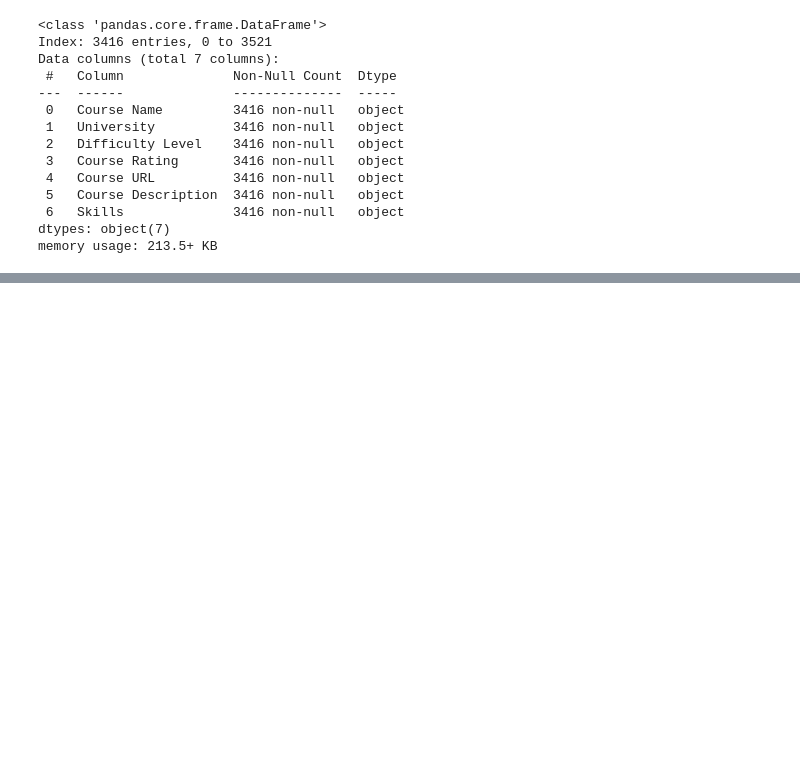
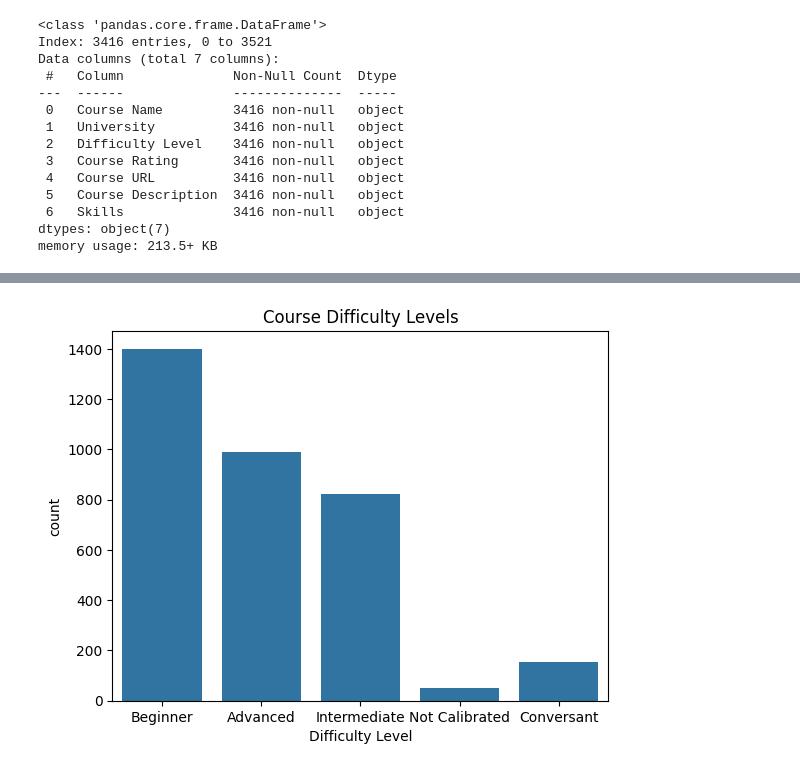
Before and after one commit to anesmeftah/course-recommendation-system, a Jupyter notebook: src/Data_cleaning.ipynb, the cells around one changed output, grey strips where cells are left out. Cells and saved outputs as stored; diff of their text form; code cells hidden in the pictures; blank space fills up the shorter version.

```diff
--- a/src/Data_cleaning.ipynb
+++ b/src/Data_cleaning.ipynb
@@ -149,0 +162,6 @@ courses.to_csv("../Data/cleaned_courses.csv")
+# %%
+sns.countplot(x='Difficulty Level', data=courses)
+plt.title('Course Difficulty Levels')
+plt.show()
+# %% [output]
+[figure, added]
```
Also changed, not shown: parts of 5 cells of this notebook, 1 other file.
